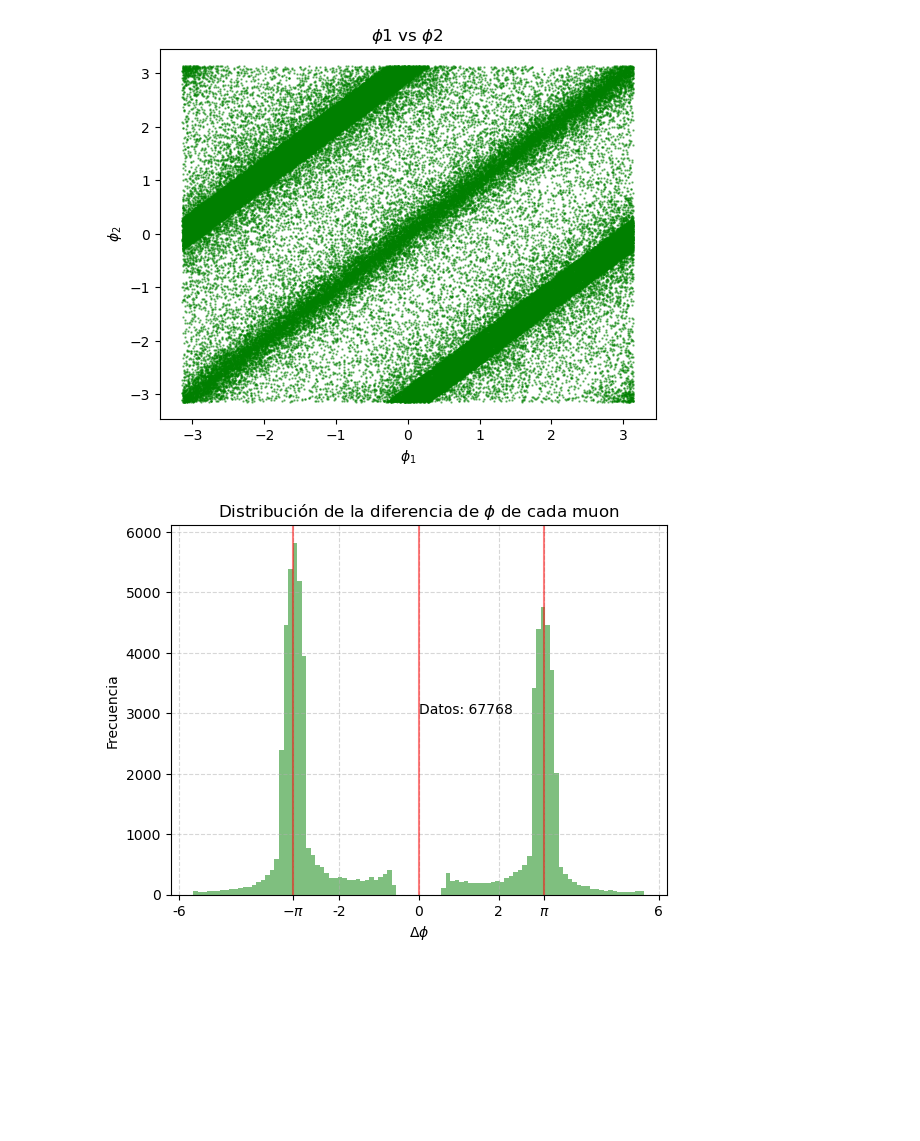
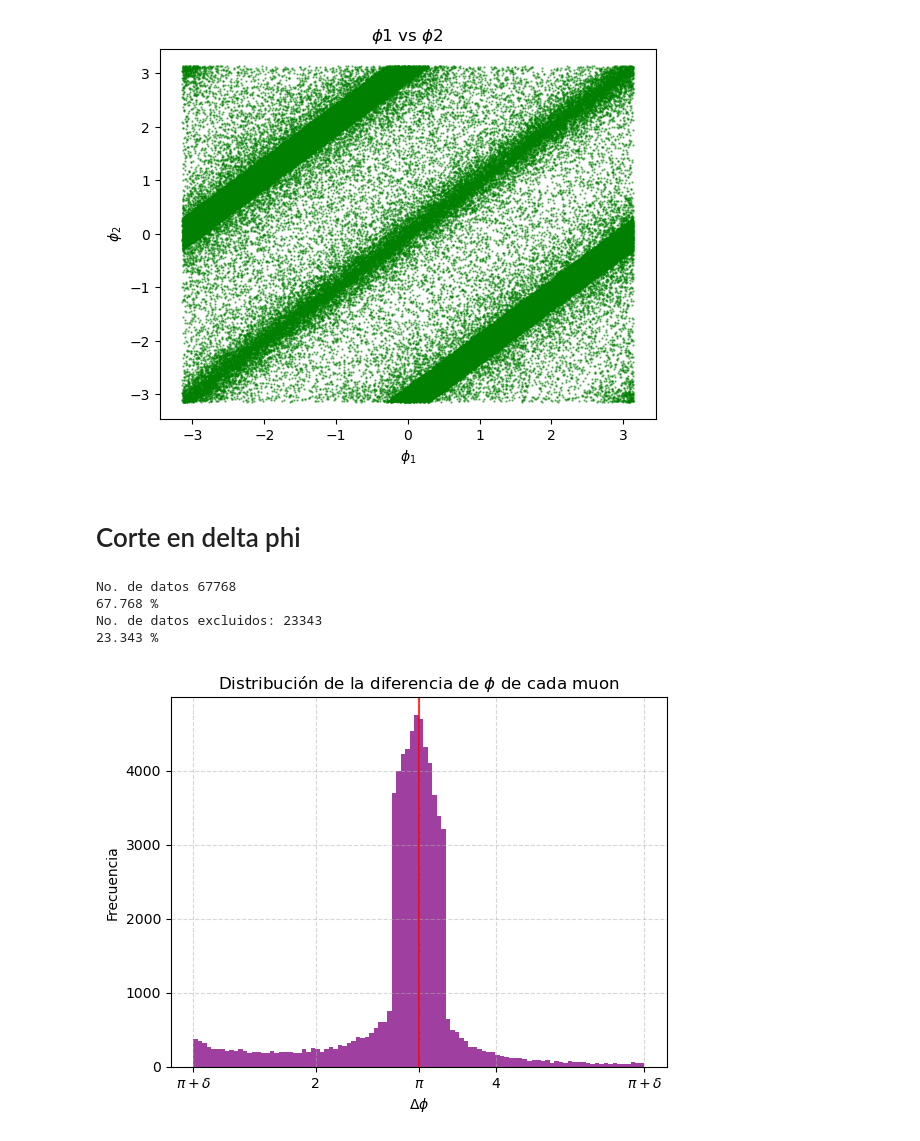
Before and after one commit to ProgramasParaFisicaDeParticulas/blindsampleanalysiswithcsv9-Art-999, a Jupyter notebook: Sample_desconocida.ipynb, the cells around one changed output. Cells and saved outputs as stored; diff of their text form; code cells hidden in the pictures; blank space fills up the shorter version.

```diff
--- a/Sample_desconocida.ipynb
+++ b/Sample_desconocida.ipynb
@@ -430,36 +647,44 @@ plt.savefig("phi1phi2_distribution_ini.png", dpi=300, bbox_inches='tight')
 plt.show()
 # %% [output]
 [figure]
+# %% [markdown]
+# Corte en delta phi
 # %%
 d_phi = df['phi1'] - df['phi2']
 
-mask_dphi = (-np.pi-2.5 < d_phi) & (d_phi < -np.pi+2.5) | ((np.pi-2.5 < d_phi) & (d_phi < np.pi+2.5))
+mask_dphi = (np.abs(np.abs(d_phi) - np.pi) < 2.5)
 corte_MG_eta_phi = df[mask_mu & mask_dphi & mask_M & mask_eta].copy()
+
+print('No. de datos',len(corte_MG_eta_phi))
+print((len(corte_MG_eta_phi)*100)/100000, '%')
+print('No. de datos excluidos:',len(corte_MG_eta) - len(corte_MG_eta_phi))
+print(((len(corte_MG_eta) - len(corte_MG_eta_phi))*100)/100000, '%')
+# %% [output]
+No. de datos 67768
+67.768 %
+No. de datos excluidos: 23343
+23.343 %
 # %%
 delta_phi_c = corte_MG_eta_phi['phi1'] - corte_MG_eta_phi['phi2']
 
-plt.hist(delta_phi_c, bins=100, alpha=0.5, color='green')
+plt.hist(delta_phi_c.abs(), bins=100, alpha=0.5, color='purple')
 plt.xlabel(r'$\Delta \phi$')
 plt.ylabel("Frecuencia")
 plt.title(r"Distribución de la diferencia de $\phi$ de cada muon")
 
 # Add vertical lines
 plt.axvline(x=np.pi, alpha=0.5, color='red')
-plt.axvline(x=-np.pi, alpha=0.5, color='red')
-plt.axvline(x=0, alpha=0.5, color='red')
-
 # Get current ticks and add the special ones
-current_xticks = [-6, -2, 0, 2, 6]
-special_xticks = [-np.pi, 0, np.pi]  # Ticks to highlight
+current_xticks = [ 2, 4]
+special_xticks = [np.pi-2.5, np.pi, np.pi+2.5]  # Ticks to highlight
 all_xticks = sorted(set(current_xticks + special_xticks))  # Combine and remove duplicates
 
 
 # Set all ticks (black), then overwrite special ones (red)
-plt.xticks(all_xticks, ['-6', r'$-\pi$', '-2', '0', '2', r'$\pi$', '6'])  # First, apply all ticks
-plt.text(0,3000, 'Datos: ' + str(len(corte_MG_eta_phi)))
+plt.xticks(all_xticks, [r'$\pi + \delta$', '2', r'$\pi$', '4', r'$\pi + \delta$'])  # First, apply all ticks
 
 plt.grid(True, linestyle='--', alpha=0.5)
-plt.savefig("deltaphi_distribution_ini.png", dpi=300, bbox_inches='tight')
+plt.savefig("deltaphi_distri_cut.pdf", dpi=300, bbox_inches='tight')
 plt.show()
 # %% [output]
-[figure, old version]
+[figure, new version]
```
Also changed, not shown: parts of 53 cells of this notebook.
